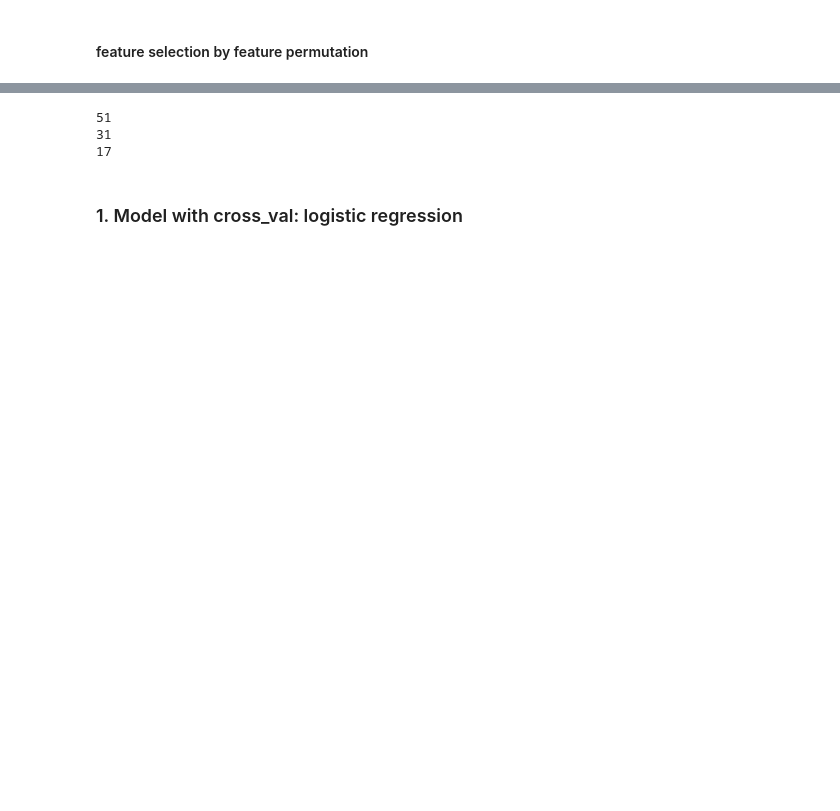
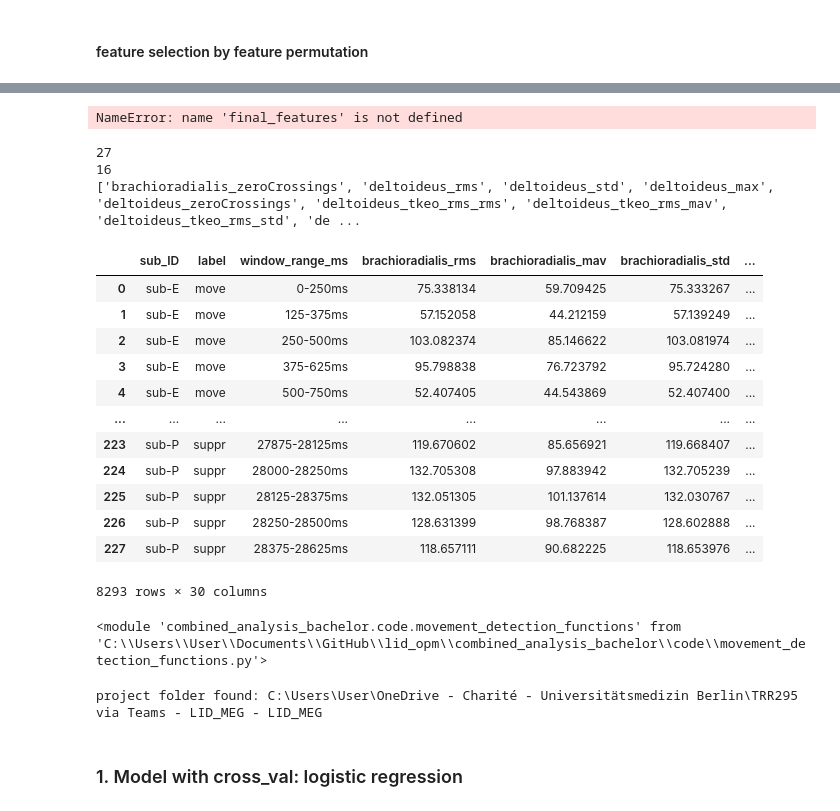
Before and after one commit to jgvhabets/lid_opm, a Jupyter notebook: notebooks/classification_motor_states.ipynb, the cells around one changed output, grey strips where cells are left out. Saved outputs shown, nothing was run; the diff lists cells and outputs as text; code cells hidden in the pictures; blank space fills up the shorter version.

```diff
--- a/notebooks/classification_motor_states.ipynb
+++ b/notebooks/classification_motor_states.ipynb
@@ -344,18 +418,48 @@ important features in fold 4: ['brachioradialis_zeroCrossings']
 # %%
-final_features = ['SVM_smooth_rms_max', 'SVM_smooth_rms_mean', 'SVM_smooth_rms_min', 'SVM_smooth_rms_psd_power_ratio_high_low', 'SVM_smooth_rms_range', 'SVM_smooth_rms_std', 'brachioradialis_envelope_coefVar', 'brachioradialis_envelope_max', 'brachioradialis_envelope_mean', 'brachioradialis_envelope_rms', 'brachioradialis_max', 'brachioradialis_rms', 'brachioradialis_slopeSignChanges', 'brachioradialis_std', 'brachioradialis_tkeo_max', 'brachioradialis_tkeo_mean', 'brachioradialis_tkeo_rms', 'brachioradialis_tkeo_slopeSignChanges', 'brachioradialis_tkeo_std', 'brachioradialis_tkeo_waveformLength', 'brachioradialis_waveformLength', 'deltoideus_envelope_coefVar', 'deltoideus_envelope_max', 'deltoideus_max', 'deltoideus_rms', 'deltoideus_slopeSignChanges', 'deltoideus_std', 'deltoideus_tkeo_mean', 'deltoideus_tkeo_rms', 'deltoideus_tkeo_waveformLength', 'deltoideus_waveformLength']
+final_features_old = ['SVM_smooth_rms_max', 'SVM_smooth_rms_mean', 'SVM_smooth_rms_min', 'SVM_smooth_rms_psd_power_ratio_high_low', 'SVM_smooth_rms_range', 'SVM_smooth_rms_std', 'brachioradialis_envelope_coefVar', 'brachioradialis_envelope_max', 'brachioradialis_envelope_mean', 'brachioradialis_envelope_rms', 'brachioradialis_max', 'brachioradialis_rms', 'brachioradialis_slopeSignChanges', 'brachioradialis_std', 'brachioradialis_tkeo_max', 'brachioradialis_tkeo_mean', 'brachioradialis_tkeo_rms', 'brachioradialis_tkeo_slopeSignChanges', 'brachioradialis_tkeo_std', 'brachioradialis_tkeo_waveformLength', 'brachioradialis_waveformLength', 'deltoideus_envelope_coefVar', 'deltoideus_envelope_max', 'deltoideus_max', 'deltoideus_rms', 'deltoideus_slopeSignChanges', 'deltoideus_std', 'deltoideus_tkeo_mean', 'deltoideus_tkeo_rms', 'deltoideus_tkeo_waveformLength', 'deltoideus_waveformLength'] # power ratio war da noch: 1-5, 10-20
 
-drop_feats = [i for i in df_train.columns if i not in final_features and i not in ["label", "sub_ID", "window_range_ms"]]
+drop_feats_old = [i for i in df_train.columns if i not in final_features and i not in ["label", "sub_ID", "window_range_ms"]]
 
 print(len(df_train.columns))
-print(len(final_features))
-print(len(drop_feats))
+print(len(final_features_old))
+print(len(drop_feats_old))
+print(drop_feats_old)
 # %% [output]
-51
-31
-17
+NameError: name 'final_features' is not defined
+# %%
+final_feats_new = ['deltoideus_envelope_mav', 'brachioradialis_tkeo_rms_std', 'brachioradialis_tkeo_rms_mav', 'SVM_range', 'brachioradialis_waveformLength', 'SVM_mean', 'brachioradialis_envelope_std', 'brachioradialis_envelope_rms', 'brachioradialis_rms', 'deltoideus_waveformLength', 'brachioradialis_max', 'brachioradialis_tkeo_rms_max', 'brachioradialis_envelope_coefVar', 'SVM_psd_peakfreq', 'deltoideus_envelope_rms', 'brachioradialis_std', 'brachioradialis_envelope_max', 'deltoideus_slopeSignChanges', 'SVM_rms', 'SVM_max', 'brachioradialis_envelope_mav', 'deltoideus_mav', 'SVM_min', 'brachioradialis_mav', 'SVM_std', 'brachioradialis_slopeSignChanges', 'brachioradialis_tkeo_rms_rms']
+
+drop_feats = [i for i in df_train.columns if i not in final_feats_new and i not in ["label", "sub_ID", "window_range_ms"]]
+
+print(len(final_feats_new))
+print(len(drop_feats))
+
+print(drop_feats)
+# %% [output]
+27
+16
+['brachioradialis_zeroCrossings', 'deltoideus_rms', 'deltoideus_std', 'deltoideus_max', 'deltoideus_zeroCrossings', 'deltoideus_tkeo_rms_rms', 'deltoideus_tkeo_rms_mav', 'deltoideus_tkeo_rms_std', 'de ...
 # %%
-df_picked_feats_dir = f"{directory}/sub-classification/EMG_ACC/training_dfs/training_df_final_feats.h5"
+df_picked_feats_dir = f"{directory}/sub-classification/EMG_ACC/training_dfs/training_df_final_feats_new.h5"
 
-df_train_final_feats = df_train.drop(drop_feats, axis=1)
-df_train_final_feats.to_hdf(df_picked_feats_dir, key="data")
+#df_train_final_feats = df_train.drop(drop_feats, axis=1)
+#df_train_final_feats.to_hdf(df_picked_feats_dir, key="data")
+# %%
+df_train_final_feats = pd.DataFrame(pd.read_hdf(df_picked_feats_dir))
+# %%
+df_train_final_feats
+# %% [output]
+|  | sub_ID | label | window_range_ms | brachioradialis_rms | brachioradialis_mav | brachioradialis_std | ... |
+| 0 | sub-E | move | 0-250ms | 75.338134 | 59.709425 | 75.333267 | ... |
+| 1 | sub-E | move | 125-375ms | 57.152058 | 44.212159 | 57.139249 | ... |
+| 2 | sub-E | move | 250-500ms | 103.082374 | 85.146622 | 103.081974 | ... |
+| 3 | sub-E | move | 375-625ms | 95.798838 | 76.723792 | 95.724280 | ... |
+| 4 | sub-E | move | 500-750ms | 52.407405 | 44.543869 | 52.407400 | ... |
+| ... | ... | ... | ... | ... | ... | ... | ... |
+| 223 | sub-P | suppr | 27875-28125ms | 119.670602 | 85.656921 | 119.668407 | ... |
+| 224 | sub-P | suppr | 28000-28250ms | 132.705308 | 97.883942 | 132.705239 | ... |
+| 225 | sub-P | suppr | 28125-28375ms | 132.051305 | 101.137614 | 132.030767 | ... |
+| 226 | sub-P | suppr | 28250-28500ms | 128.631399 | 98.768387 | 128.602888 | ... |
+| 227 | sub-P | suppr | 28375-28625ms | 118.657111 | 90.682225 | 118.653976 | ... |
+8293 rows × 30 columns
 # %%
@@ -362,0 +467,4 @@ loso_data = move_functions.prepare_loso_data(df_train_final_feats)
+# %%
+importlib.reload(move_functions)
+# %% [output]
+<module 'combined_analysis_bachelor.code.movement_detection_functions' from 'C:\\Users\\User\\Documents\\GitHub\\lid_opm\\combined_analysis_bachelor\\code\\movement_detection_functions.py'>
@@ -362,0 +573,7 @@ loso_data = move_functions.prepare_loso_data(df_train_final_feats)
+# %%
+from my_utils import find_paths as find_path
+
+saving_path = find_path.get_onedrive_path(folder="figures")
+saving_path = f"{saving_path}/mix_EMG_ACC_figures/class_balance.svg"
+# %% [output]
+project folder found: C:\Users\User\OneDrive - Charité - Universitätsmedizin Berlin\TRR295 via Teams - LID_MEG - LID_MEG
```
Also changed, not shown: parts of 51 cells of this notebook.
